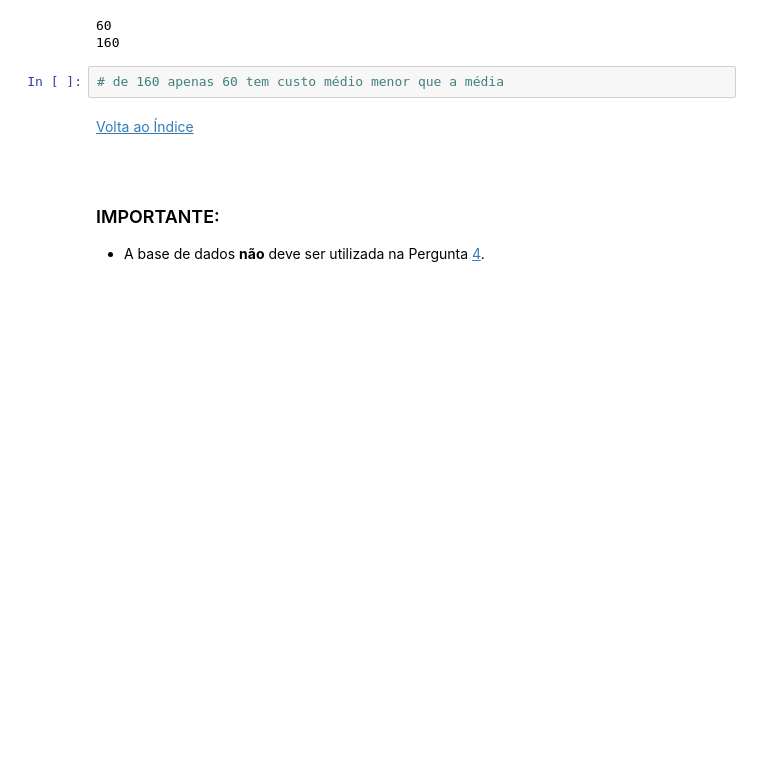
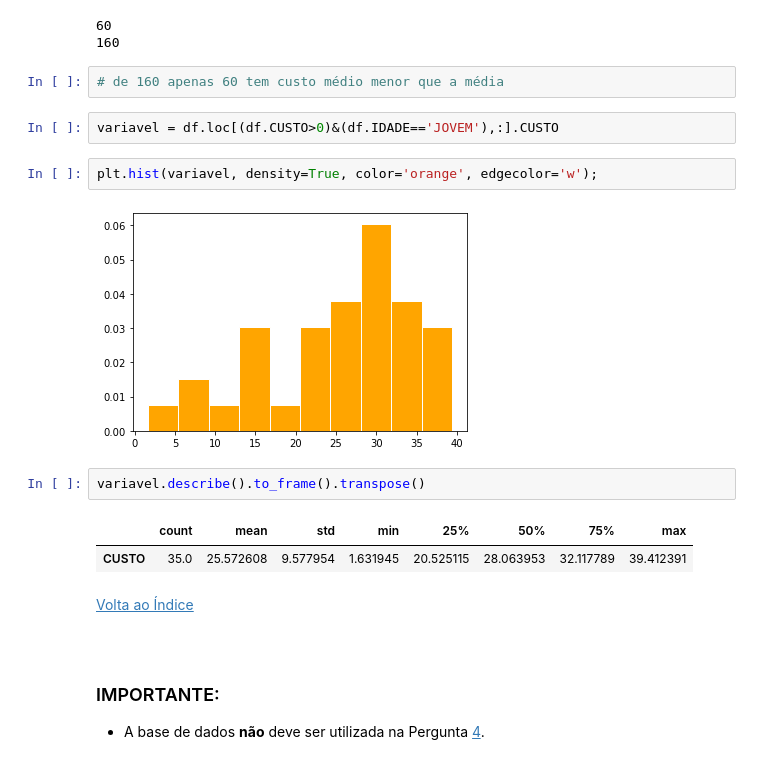
Before and after one commit to pedroivoal/Semestre-2, a Jupyter notebook: Cdados/A2 (PI)/CD2022_1_A2-vf.ipynb, the cells around one changed output. Saved outputs shown, nothing was run; the diff lists cells and outputs as text; blank space fills up the shorter version.

```diff
--- a/Cdados/A2 (PI)/CD2022_1_A2-vf.ipynb
+++ b/Cdados/A2 (PI)/CD2022_1_A2-vf.ipynb
@@ -463,6 +502,17 @@ print(df_j.size)
 160
 # %%
 # de 160 apenas 60 tem custo médio menor que a média
+# %%
+variavel = df.loc[(df.CUSTO>0)&(df.IDADE=='JOVEM'),:].CUSTO
+# %%
+plt.hist(variavel, density=True, color='orange', edgecolor='w');
+# %% [output]
+[figure, added]
+# %%
+variavel.describe().to_frame().transpose()
+# %% [output]
+|  | count | mean | std | min | 25% | 50% | 75% | max |
+| CUSTO | 35.0 | 25.572608 | 9.577954 | 1.631945 | 20.525115 | 28.063953 | 32.117789 | 39.412391 |
 # %% [markdown]
 [Volta ao Índice](#indice)
 # %% [markdown]
```
Also changed, not shown: parts of 3 cells of this notebook, 1 other file.
